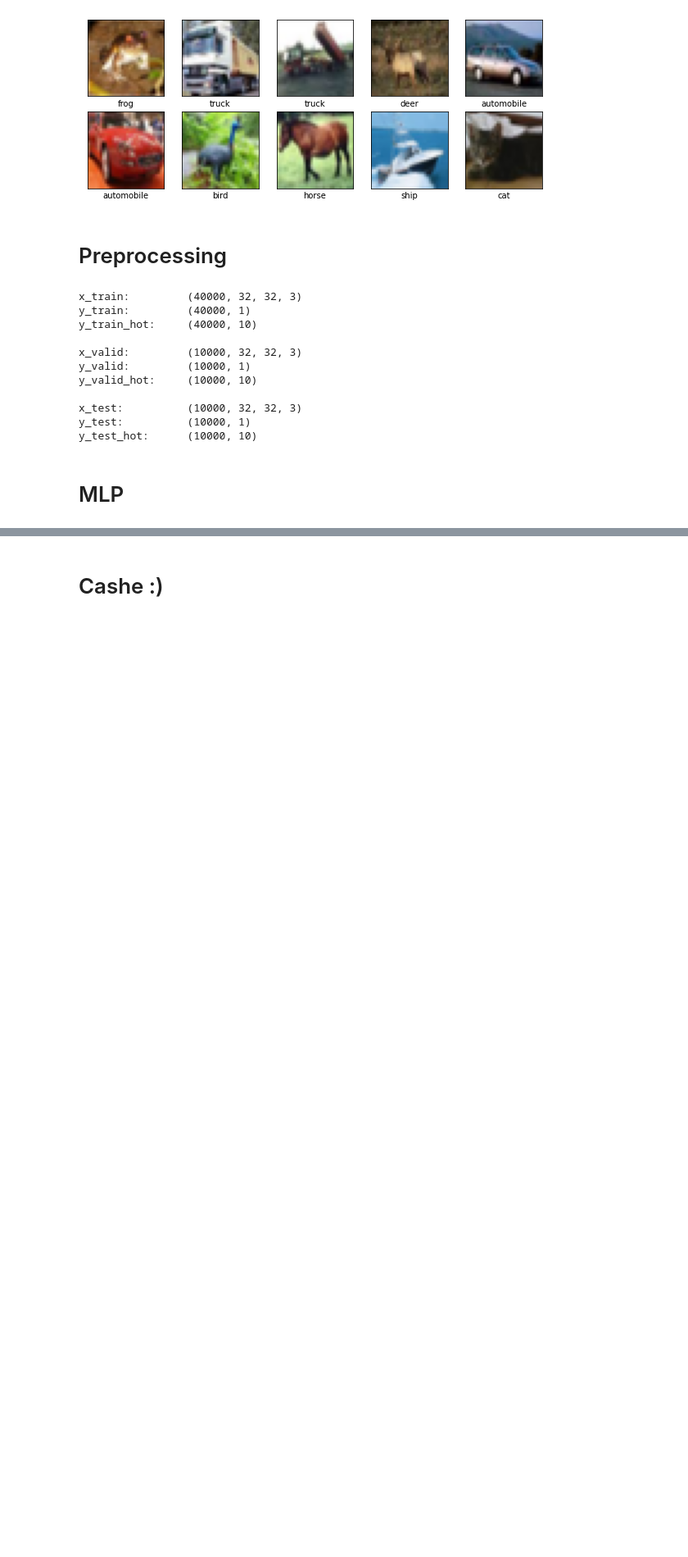
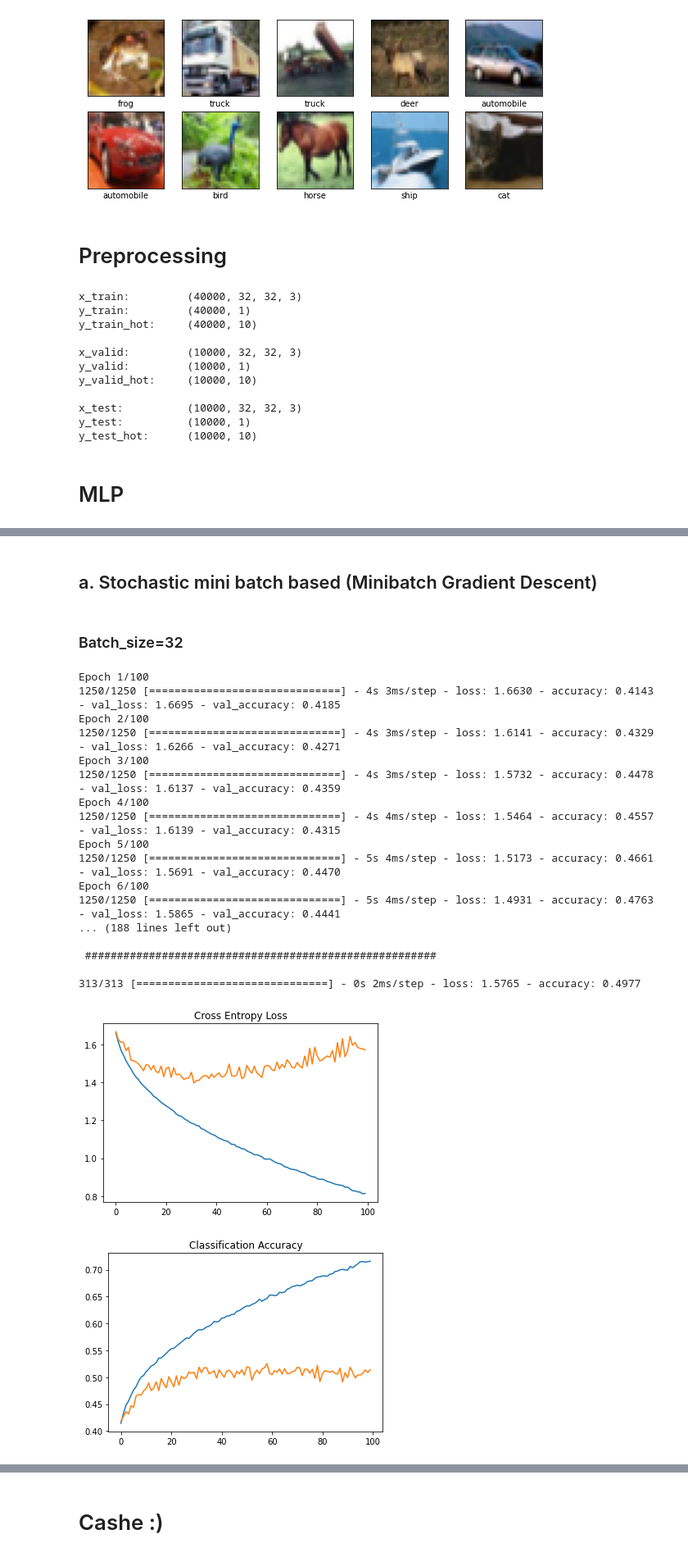
Before and after one commit to milad-s5/DL_HW2, a Jupyter notebook: DL_HW2.ipynb, the cells around one changed output, grey strips where cells are left out. Shown at 82% size. Drawn from its saved outputs; the diff is of its cells as text; code cells hidden in the pictures; blank space fills up the shorter version.

```diff
--- a/DL_HW2.ipynb
+++ b/DL_HW2.ipynb
@@ -152,0 +219,43 @@ Epoch 100/100
+# %% [markdown]
+## a. Stochastic mini batch based (Minibatch Gradient Descent)
+# %% [markdown]
+### Batch_size=32
+# %%
+model = Sequential()    # actually tf.keras.models.Sequential
+
+model.add(Flatten(input_shape = x_train.shape[1:]))
+model.add(Dense(128, activation = 'relu'))
+model.add(Dense(10, activation = 'softmax'))
+
+# ===================================================================
+opt = SGD(learning_rate=0.001, momentum=0.9)
+model.compile(optimizer = opt, loss = 'categorical_crossentropy', metrics = 'accuracy')
+
+# ===================================================================
+
+history = model.fit(x_train, y_train_hot, epochs = 100, batch_size=32, validation_data = (x_valid, y_valid_hot))
+
+print('\n ####################################################### \n')
+_, acc = model.evaluate(x_test, y_test_hot, verbose=1)
+
+plot_curves(history)
+# %% [output]
+Epoch 1/100
+1250/1250 [==============================] - 4s 3ms/step - loss: 1.6630 - accuracy: 0.4143 - val_loss: 1.6695 - val_accuracy: 0.4185
+Epoch 2/100
+1250/1250 [==============================] - 4s 3ms/step - loss: 1.6141 - accuracy: 0.4329 - val_loss: 1.6266 - val_accuracy: 0.4271
+Epoch 3/100
+1250/1250 [==============================] - 4s 3ms/step - loss: 1.5732 - accuracy: 0.4478 - val_loss: 1.6137 - val_accuracy: 0.4359
+Epoch 4/100
+1250/1250 [==============================] - 4s 4ms/step - loss: 1.5464 - accuracy: 0.4557 - val_loss: 1.6139 - val_accuracy: 0.4315
+Epoch 5/100
+1250/1250 [==============================] - 5s 4ms/step - loss: 1.5173 - accuracy: 0.4661 - val_loss: 1.5691 - val_accuracy: 0.4470
+Epoch 6/100
+1250/1250 [==============================] - 5s 4ms/step - loss: 1.4931 - accuracy: 0.4763 - val_loss: 1.5865 - val_accuracy: 0.4441
+... (188 lines left out)
+
+ #######################################################
+
+313/313 [==============================] - 0s 2ms/step - loss: 1.5765 - accuracy: 0.4977
+[figure, added]
+[figure, added]
```
Also changed, not shown: parts of 70 cells of this notebook.
